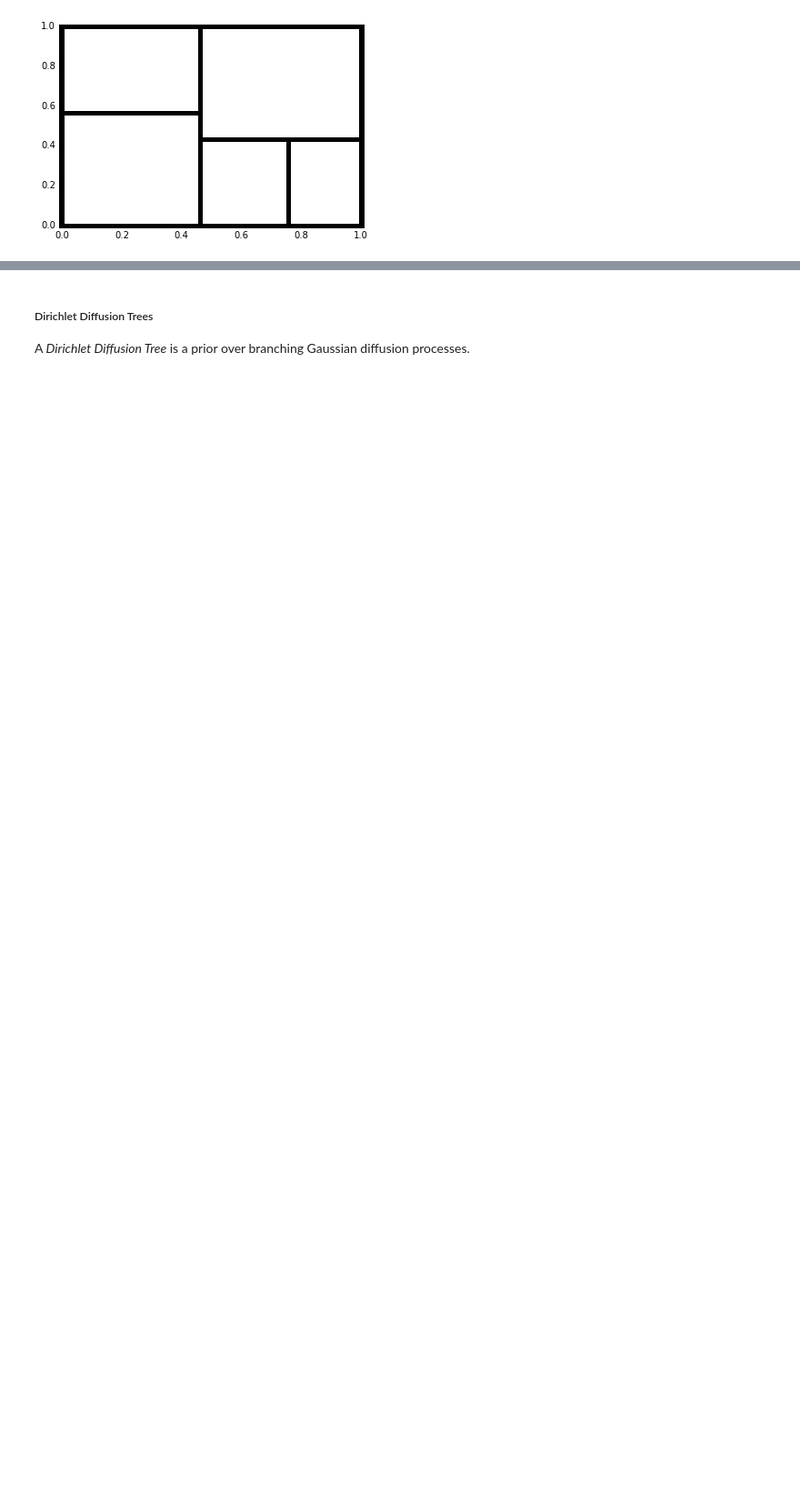
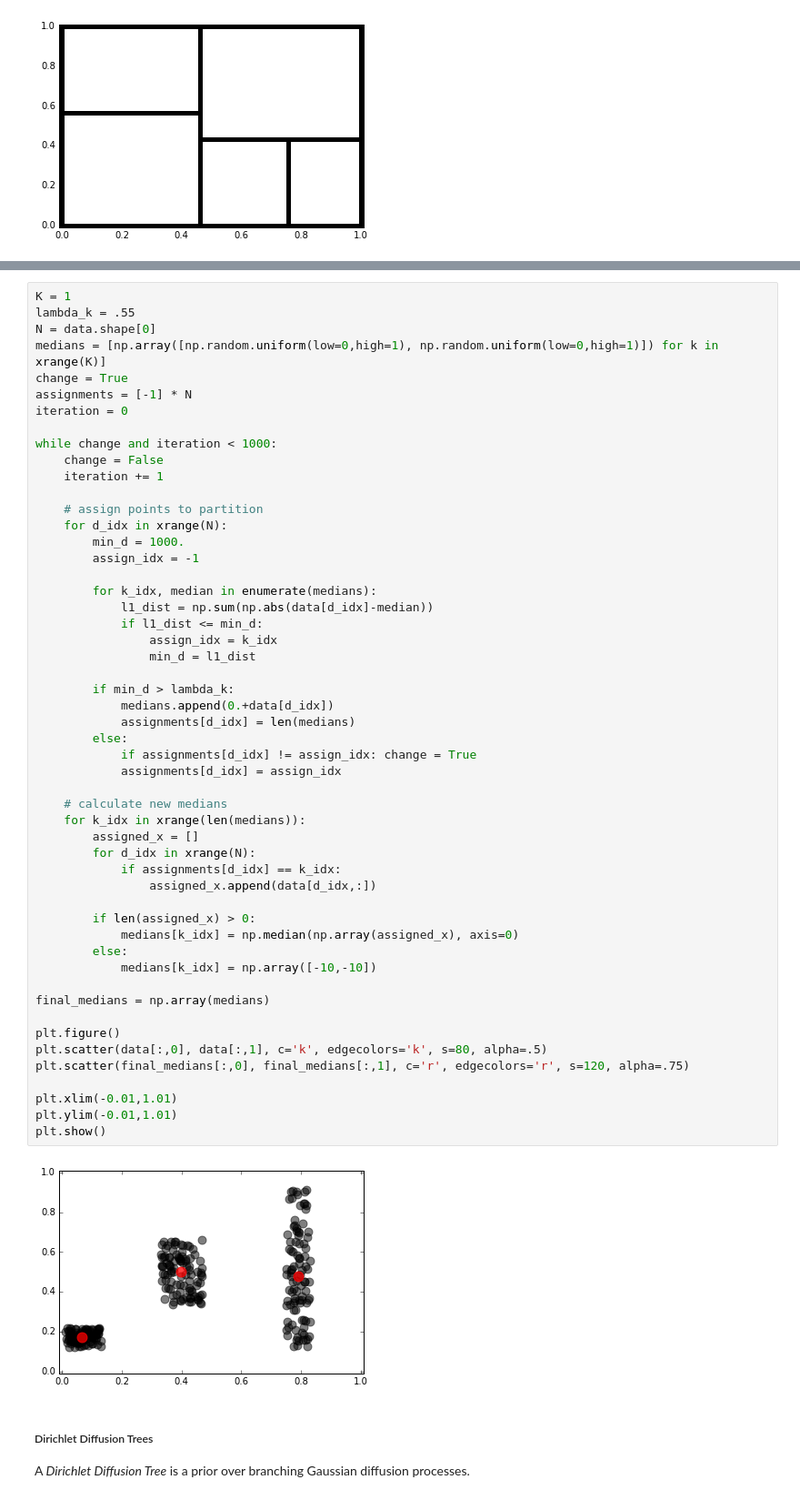
Before and after one commit to enalisnick/blog_sandbox, a Jupyter notebook: Tree-Based_Priors.ipynb, the cells around one changed output, grey strips where cells are left out. Shown at 91% size. Drawn from its saved outputs; the diff is of its cells as text; blank space fills up the shorter version.

Commit message:
added k-medians algorithm

```diff
--- a/Tree-Based_Priors.ipynb
+++ b/Tree-Based_Priors.ipynb
@@ -119,3 +137,57 @@ Part. size pred. by theory: 0.33
+# %%
+K = 1
+lambda_k = .55
+N = data.shape[0]
+medians = [np.array([np.random.uniform(low=0,high=1), np.random.uniform(low=0,high=1)]) for k in xrange(K)]
+change = True
+assignments = [-1] * N
+iteration = 0
+
+while change and iteration < 1000:
+    change = False
+    iteration += 1
+
+    # assign points to partition
+    for d_idx in xrange(N):
+        min_d = 1000.
+        assign_idx = -1
+
+        for k_idx, median in enumerate(medians):
+            l1_dist = np.sum(np.abs(data[d_idx]-median))
+            if l1_dist <= min_d:
+                assign_idx = k_idx
+                min_d = l1_dist
+
+        if min_d > lambda_k:
+            medians.append(0.+data[d_idx])
+            assignments[d_idx] = len(medians)
+        else:
+            if assignments[d_idx] != assign_idx: change = True
+            assignments[d_idx] = assign_idx
+
+    # calculate new medians
+    for k_idx in xrange(len(medians)):
+        assigned_x = []
+        for d_idx in xrange(N):
+            if assignments[d_idx] == k_idx:
+                assigned_x.append(data[d_idx,:])
+
+        if len(assigned_x) > 0:
+            medians[k_idx] = np.median(np.array(assigned_x), axis=0)
+        else:
+            medians[k_idx] = np.array([-10,-10])
+
+final_medians = np.array(medians)
+
+plt.figure()
+plt.scatter(data[:,0], data[:,1], c='k', edgecolors='k', s=80, alpha=.5)
+plt.scatter(final_medians[:,0], final_medians[:,1], c='r', edgecolors='r', s=120, alpha=.75)
+
+plt.xlim(-0.01,1.01)
+plt.ylim(-0.01,1.01)
+plt.show()
+# %% [output]
+[figure, added]
 # %% [markdown]
 ##### Dirichlet Diffusion Trees
 
```
Also changed, not shown: parts of 2 cells of this notebook.
